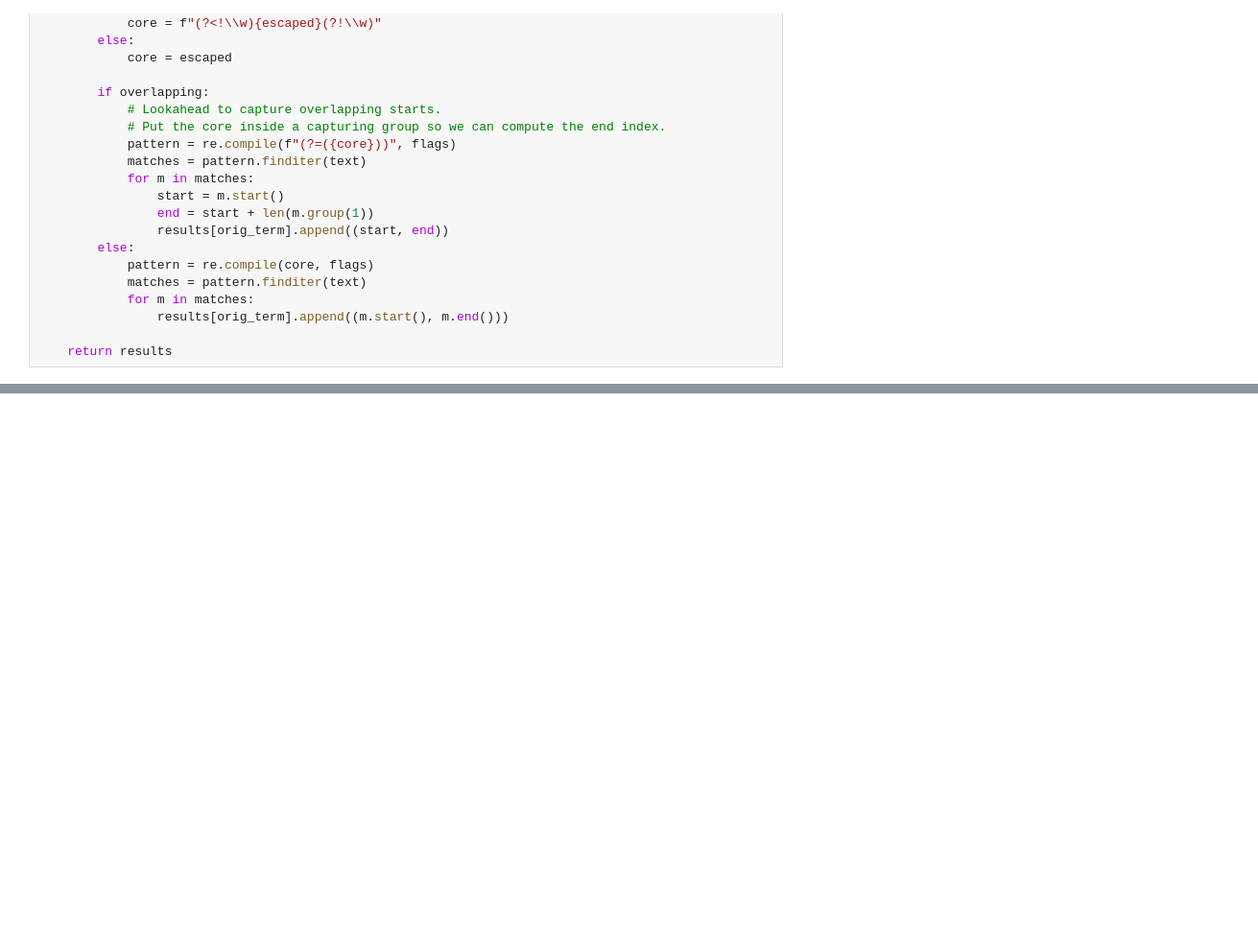
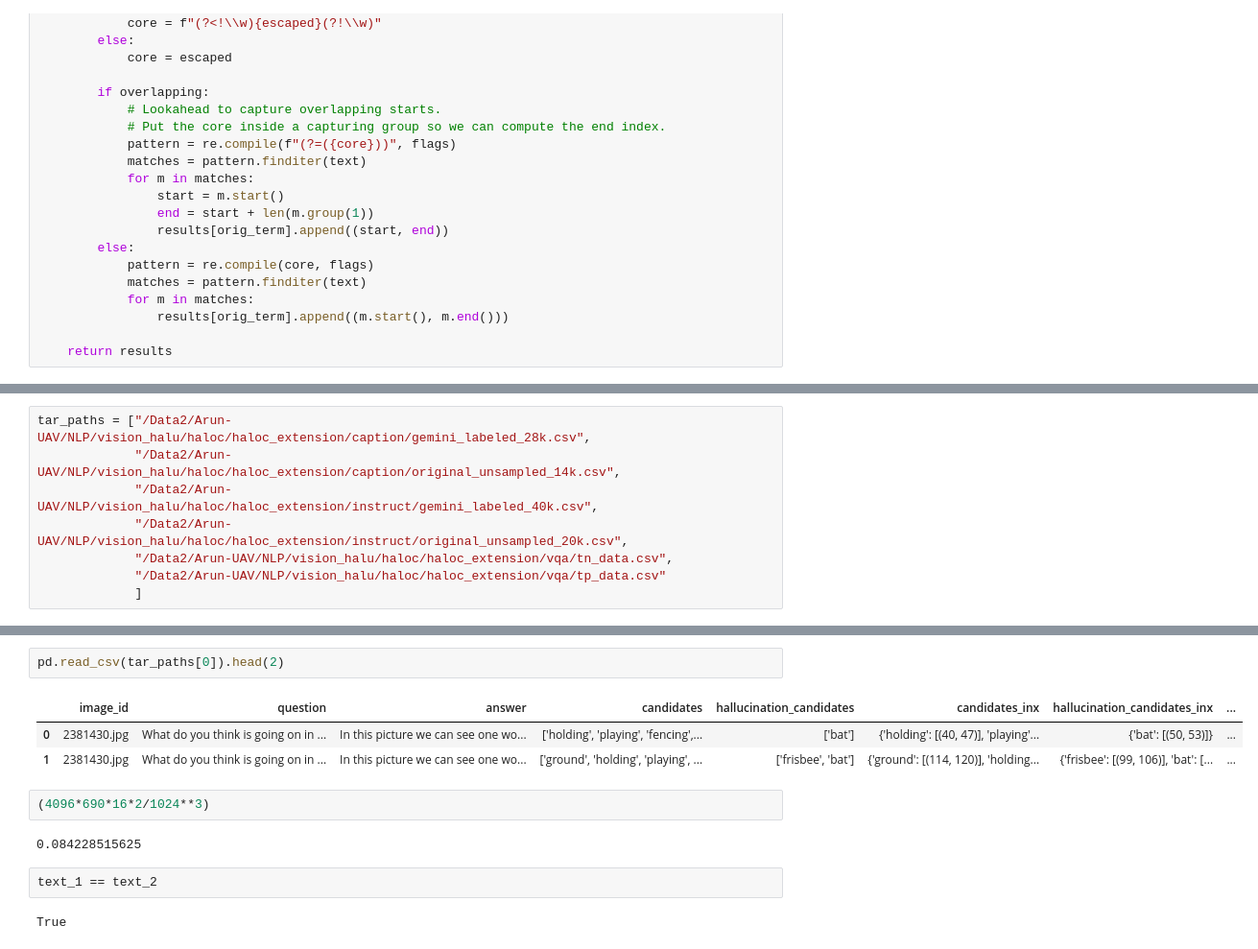
Before and after one commit to sri-harsha-jaladi/vision_hallucination, a Jupyter notebook: halu_detection_mitigation/token_inx_creation.ipynb, the cells around one changed output, grey strips where cells are left out. Shown at 96% size. Drawn from its saved outputs; the diff is of its cells as text; blank space fills up the shorter version.

```diff
--- a/halu_detection_mitigation/token_inx_creation.ipynb
+++ b/halu_detection_mitigation/token_inx_creation.ipynb
@@ -100,0 +232,8 @@ find_word_spans(
+# %%
+tar_paths = ["/Data2/Arun-UAV/NLP/vision_halu/haloc/haloc_extension/caption/gemini_labeled_28k.csv",
+             "/Data2/Arun-UAV/NLP/vision_halu/haloc/haloc_extension/caption/original_unsampled_14k.csv",
+             "/Data2/Arun-UAV/NLP/vision_halu/haloc/haloc_extension/instruct/gemini_labeled_40k.csv",
+             "/Data2/Arun-UAV/NLP/vision_halu/haloc/haloc_extension/instruct/original_unsampled_20k.csv",
+             "/Data2/Arun-UAV/NLP/vision_halu/haloc/haloc_extension/vqa/tn_data.csv",
+             "/Data2/Arun-UAV/NLP/vision_halu/haloc/haloc_extension/vqa/tp_data.csv"
+             ]
@@ -100,0 +252,14 @@ find_word_spans(
+# %%
+pd.read_csv(tar_paths[0]).head(2)
+# %% [output]
+|  | image_id | question | answer | candidates | hallucination_candidates | candidates_inx | hallucination_candidates_inx | ... |
+| 0 | 2381430.jpg | What do you think is going on in ... | In this picture we can see one wo... | ['holding', 'playing', 'fencing',... | ['bat'] | {'holding': [(40, 47)], 'playing'... | {'bat': [(50, 53)]} | ... |
+| 1 | 2381430.jpg | What do you think is going on in ... | In this picture we can see one wo... | ['ground', 'holding', 'playing', ... | ['frisbee', 'bat'] | {'ground': [(114, 120)], 'holding... | {'frisbee': [(99, 106)], 'bat': [... | ... |
+# %%
+(4096*690*16*2/1024**3)
+# %% [output]
+0.084228515625
+# %%
+text_1 == text_2
+# %% [output]
+True
```
Also changed, not shown: parts of 32 cells of this notebook, 4 other files.
